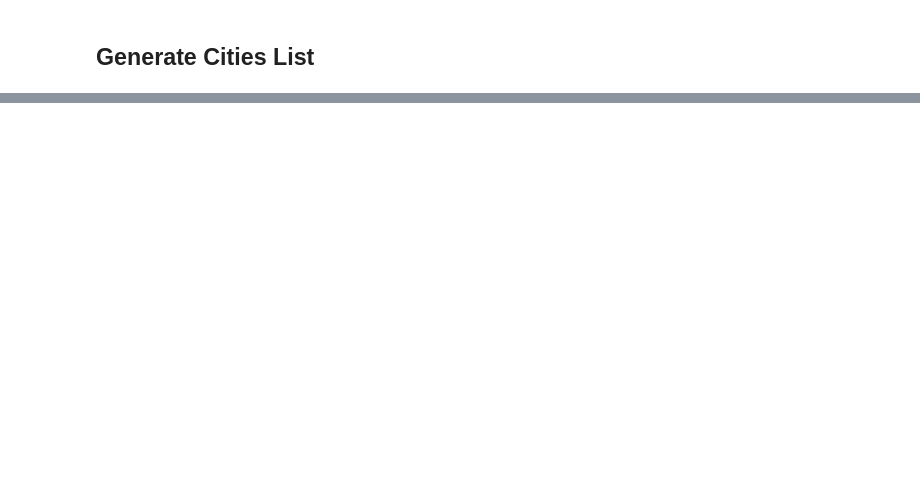
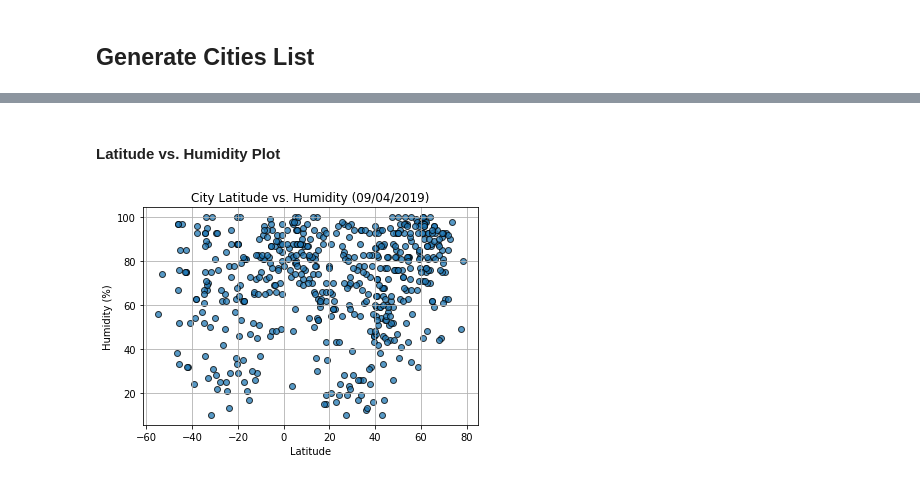
Before and after one commit to jlcatx512/python-api-challenge, a Jupyter notebook: WeatherPy/WeatherPy_Jadd_Cheng.ipynb, the cells around one changed output, grey strips where cells are left out. Saved outputs shown, nothing was run; the diff lists cells and outputs as text; code cells hidden in the pictures; blank space fills up the shorter version.

```diff
--- a/WeatherPy/WeatherPy_Jadd_Cheng.ipynb
+++ b/WeatherPy/WeatherPy_Jadd_Cheng.ipynb
@@ -120,0 +337,12 @@ weather_df = pd.DataFrame({
+# %% [markdown]
+#### Latitude vs. Humidity Plot
+# %%
+plt.scatter(city_data_df['Lat'], city_data_df['Humidity'], alpha=0.75, marker='o', edgecolors='black')
+plt.title(f"City Latitude vs. Humidity ({weather_date})")
+plt.xlabel("Latitude")
+plt.ylabel("Humidity (%)")
+plt.grid()
+plt.savefig('lat_vs_humidity.png')
+plt.show()
+# %% [output]
+[figure, added]
```
Also changed, not shown: parts of 42 cells of this notebook, 2 other files.
